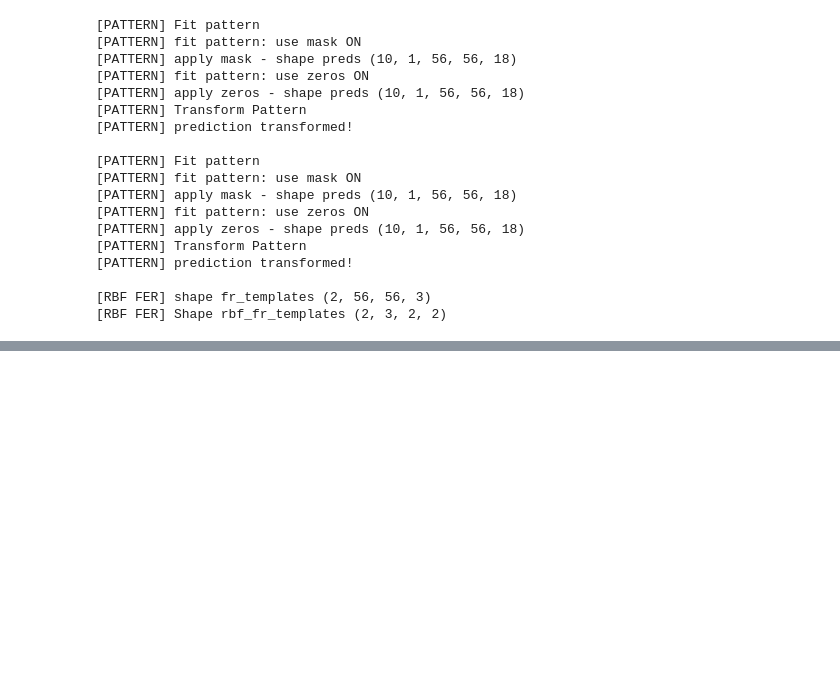
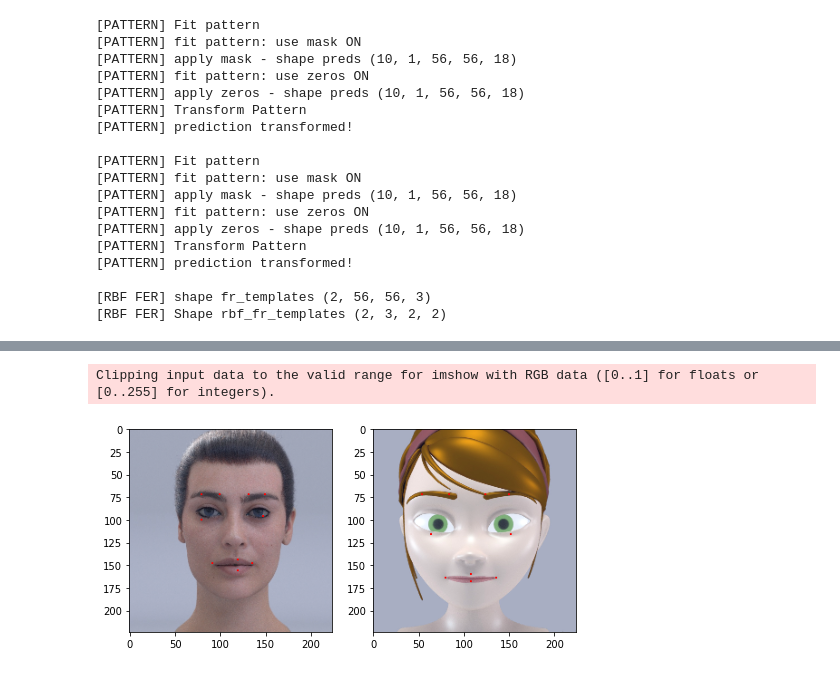
Before and after one commit to michaelStettler/BVS, a Jupyter notebook: projects/facial_shape_expression_recognition_transfer/06_FER_transfer_on_FERG.ipynb, the cells around one changed output, grey strips where cells are left out. Saved outputs shown, nothing was run; the diff lists cells and outputs as text; code cells hidden in the pictures; blank space fills up the shorter version.

```diff
--- a/projects/facial_shape_expression_recognition_transfer/06_FER_transfer_on_FERG.ipynb
+++ b/projects/facial_shape_expression_recognition_transfer/06_FER_transfer_on_FERG.ipynb
@@ -432,3 +430,13 @@ print("[RBF FER] Shape rbf_fr_templates", np.shape(rbf_fr_templates))
 
 [RBF FER] shape fr_templates (2, 56, 56, 3)
 [RBF FER] Shape rbf_fr_templates (2, 3, 2, 2)
+# %%
+# get fer lmks
+fer_lmks = []
+for i in range(n_training):
+    fer_lmk = get_activity_from_patterns(preds[i], fer_patterns, rbf_fer_templates, threshold_val=0.7)
+    fer_lmks.append(fer_lmk)
+
+    for j in range(len(fer_lmk)):
+        print("[FER LMK] {}) fer_lmk: {}".format(j, fer_lmk[j]))
+    print()
@@ -434,0 +461,10 @@ print("[RBF FER] Shape rbf_fr_templates", np.shape(rbf_fr_templates))
+# %%
+fer_lmks_pooled = []
+for i in range(n_training):
+    fer_lmk_pooled = max_pool_activity(fer_lmks[i], dist_threshold=2)
+    fer_lmks_pooled.append(fer_lmk_pooled)
+
+    print("[FR] len fer_lmk_pooled", len(fer_lmk_pooled))
+    for j in range(len(fer_lmk_pooled)):
+        print("[FER LMK] {}) fer_lmk: {}".format(j, fer_lmk_pooled[j]))
+    print()
@@ -434,0 +489,23 @@ print("[RBF FER] Shape rbf_fr_templates", np.shape(rbf_fr_templates))
+# %%
+# display FER lmks on training img
+img_to_ft_ratio = 224 / 56
+
+plt.figure(figsize=(4 * n_training, 4))
+for i in range(n_training):
+    plt.subplot(1, n_training, i + 1)
+    img = np.array(data[0][i])
+    img = img[..., ::-1]
+    img = (np.array(img) + 127.5) / 256
+
+    fer_lmk_pooled = fer_lmks_pooled[i]
+    n_fer_lmk = len(fer_lmk_pooled)
+    for j in range(n_fer_lmk):
+        lmk_pos = np.array(fer_lmk_pooled[j]['pos']) * img_to_ft_ratio
+        pos_x = int(round(lmk_pos[0]))
+        pos_y = int(round(lmk_pos[1]))
+        img[(pos_y-1):(pos_y+1), (pos_x-1):(pos_x+1)] = [1, 0, 0]
+
+    plt.imshow(img)
+# %% [output]
+Clipping input data to the valid range for imshow with RGB data ([0..1] for floats or [0..255] for integers).
+[figure, added]
```
Also changed, not shown: parts of 5 cells of this notebook, 1 other file.
